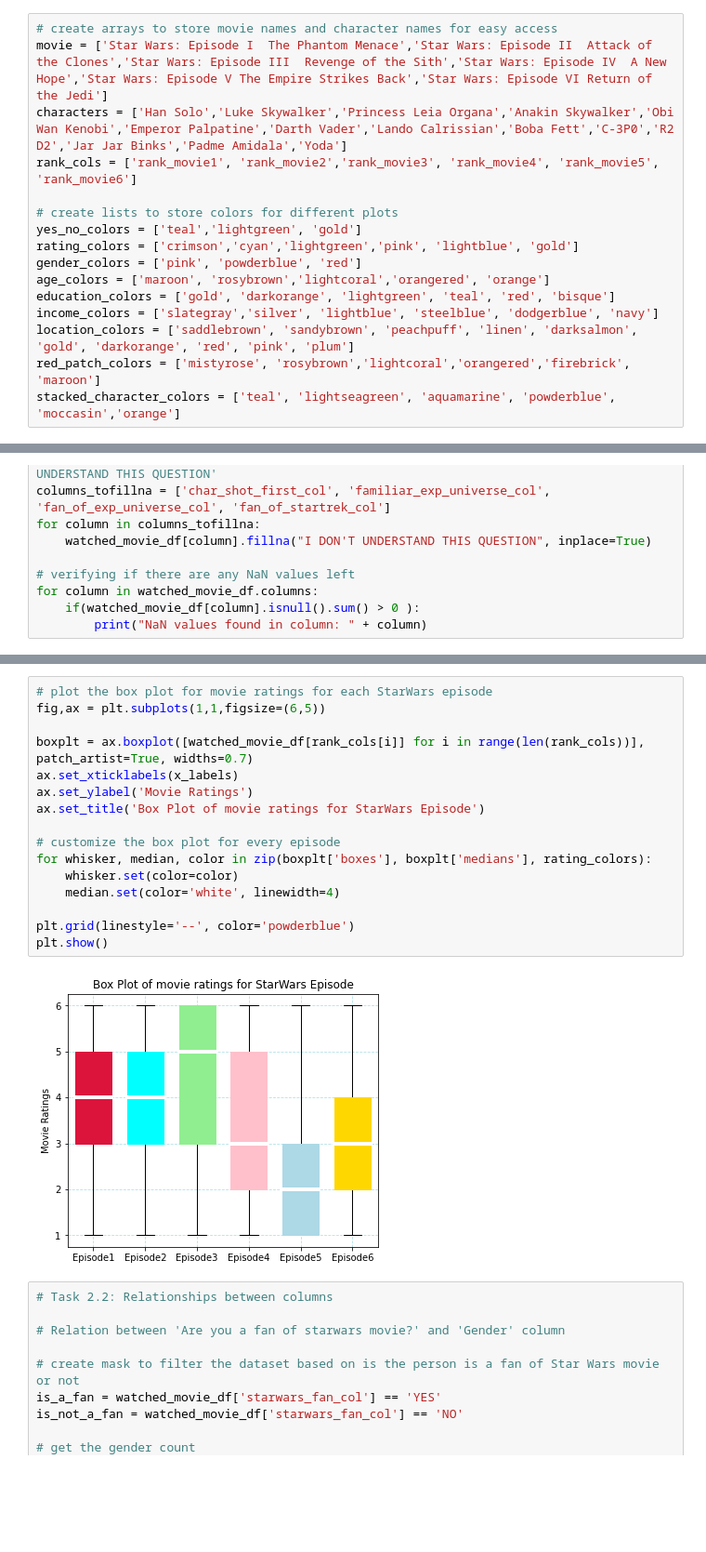
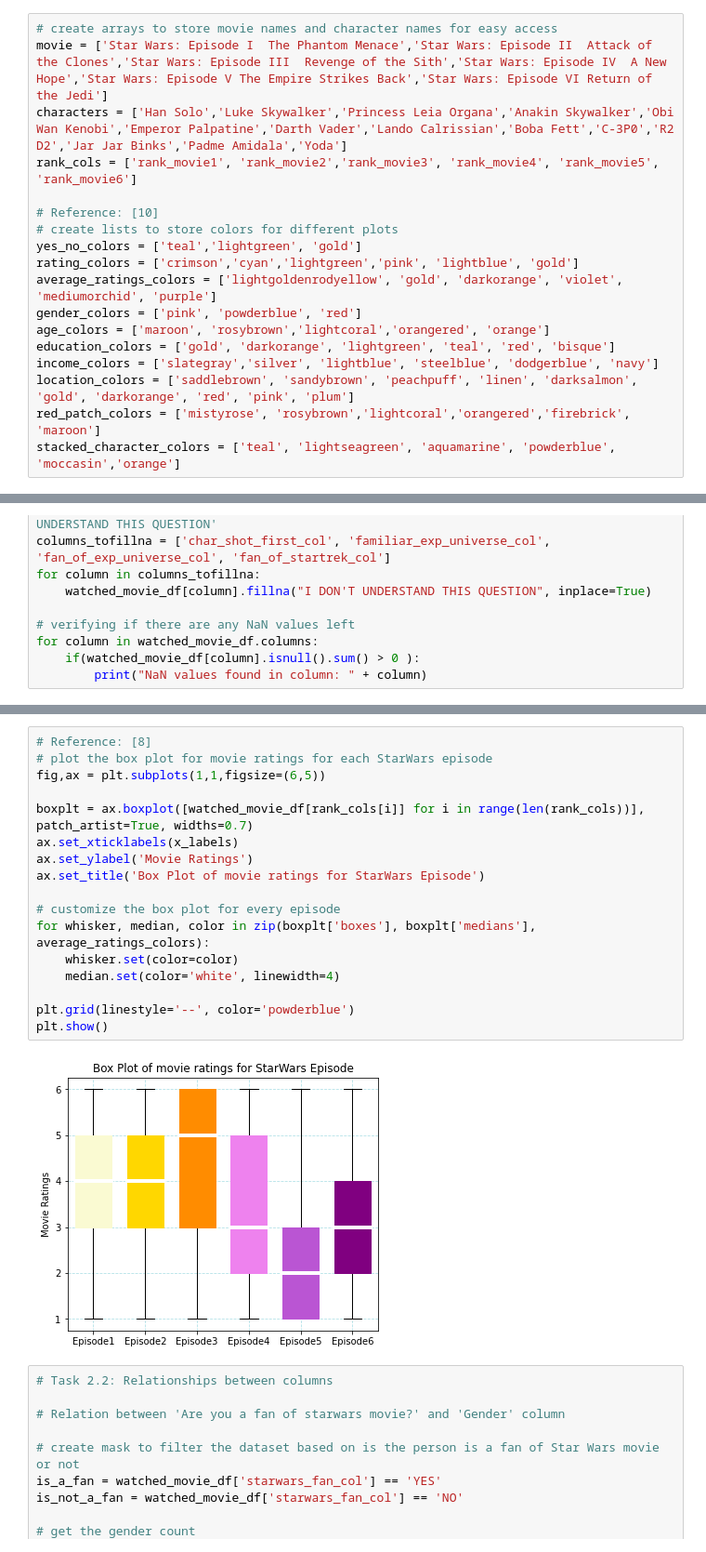
Before and after one commit to khushbuupatel/StarWarsEDA, a Jupyter notebook: Assignment1.ipynb, the cells around one changed output, grey strips where cells are left out. Shown at 93% size. Drawn from its saved outputs; the diff is of its cells as text; blank space fills up the shorter version.

Commit message:
Update Assignment1.ipynb to add references
- Update Assignment1.ipynb file to add references

```diff
--- a/Assignment1.ipynb
+++ b/Assignment1.ipynb
@@ -24,9 +24,11 @@ movie = ['Star Wars: Episode I  The Phantom Menace','Star Wars: Episode II  Atta
 characters = ['Han Solo','Luke Skywalker','Princess Leia Organa','Anakin Skywalker','Obi Wan Kenobi','Emperor Palpatine','Darth Vader','Lando Calrissian','Boba Fett','C-3P0','R2 D2','Jar Jar Binks','Padme Amidala','Yoda']
 rank_cols = ['rank_movie1', 'rank_movie2','rank_movie3', 'rank_movie4', 'rank_movie5', 'rank_movie6']
 
+# Reference: [10]
 # create lists to store colors for different plots
 yes_no_colors = ['teal','lightgreen', 'gold']
 rating_colors = ['crimson','cyan','lightgreen','pink', 'lightblue', 'gold']
+average_ratings_colors = ['lightgoldenrodyellow', 'gold', 'darkorange', 'violet', 'mediumorchid', 'purple']
 gender_colors = ['pink', 'powderblue', 'red']
 age_colors = ['maroon', 'rosybrown','lightcoral','orangered', 'orange']
 education_colors = ['gold', 'darkorange', 'lightgreen', 'teal', 'red', 'bisque']
@@ -199,23 +204,24 @@ plt.grid(axis='y', linestyle='--')
 # %% [output]
 [figure]
 # %%
+# Reference: [8]
 # plot the box plot for movie ratings for each StarWars episode
 fig,ax = plt.subplots(1,1,figsize=(6,5))
 
 boxplt = ax.boxplot([watched_movie_df[rank_cols[i]] for i in range(len(rank_cols))], patch_artist=True, widths=0.7)
 ax.set_xticklabels(x_labels)
 ax.set_ylabel('Movie Ratings')
 ax.set_title('Box Plot of movie ratings for StarWars Episode')
 
 # customize the box plot for every episode
-for whisker, median, color in zip(boxplt['boxes'], boxplt['medians'], rating_colors):
+for whisker, median, color in zip(boxplt['boxes'], boxplt['medians'], average_ratings_colors):
     whisker.set(color=color)
     median.set(color='white', linewidth=4)
 
 plt.grid(linestyle='--', color='powderblue')
 plt.show()
 # %% [output]
-[figure, old version]
+[figure, new version]
 # %%
 # Task 2.2: Relationships between columns
 
```
Also changed, not shown: parts of 8 cells of this notebook.
